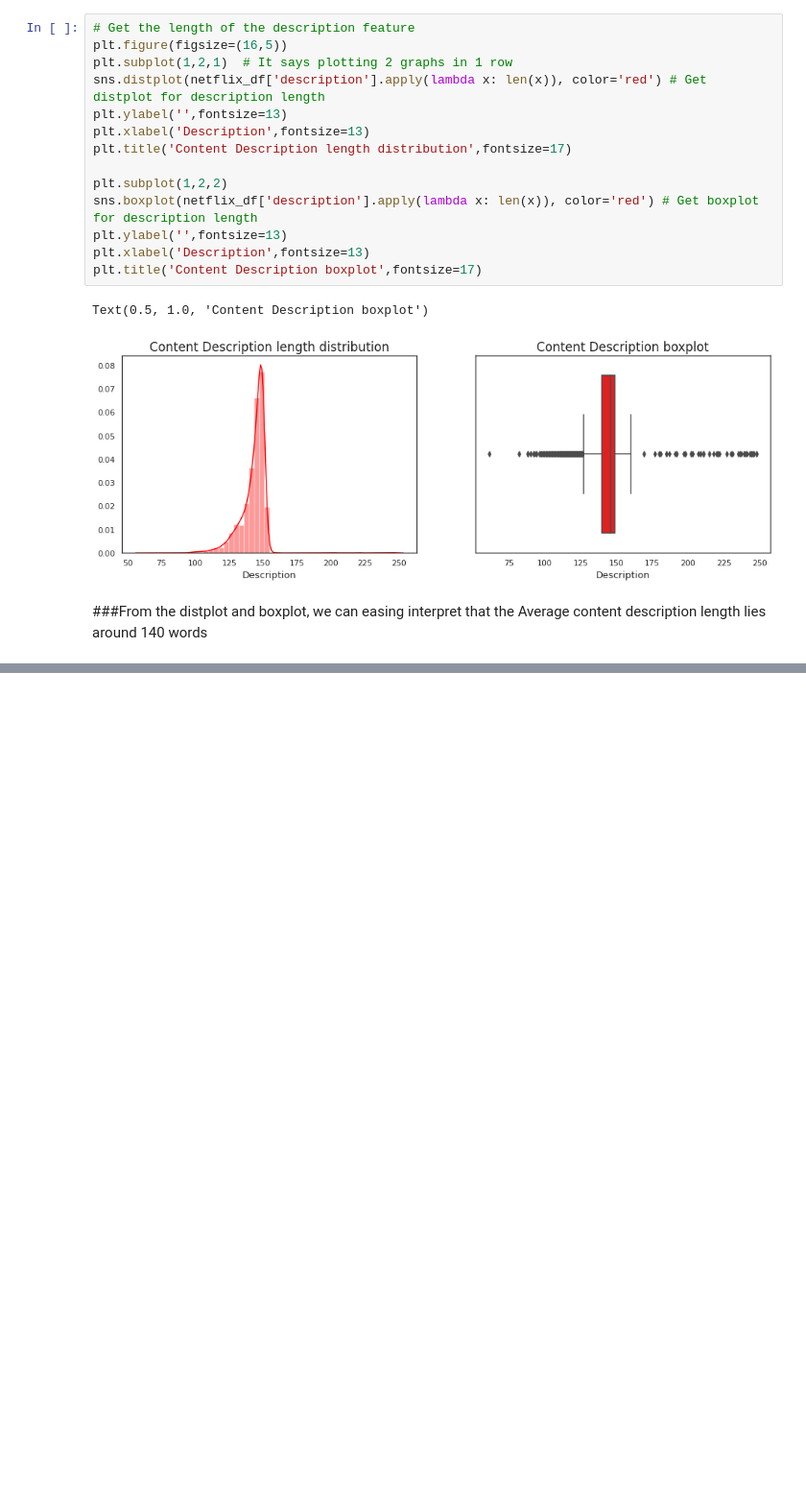
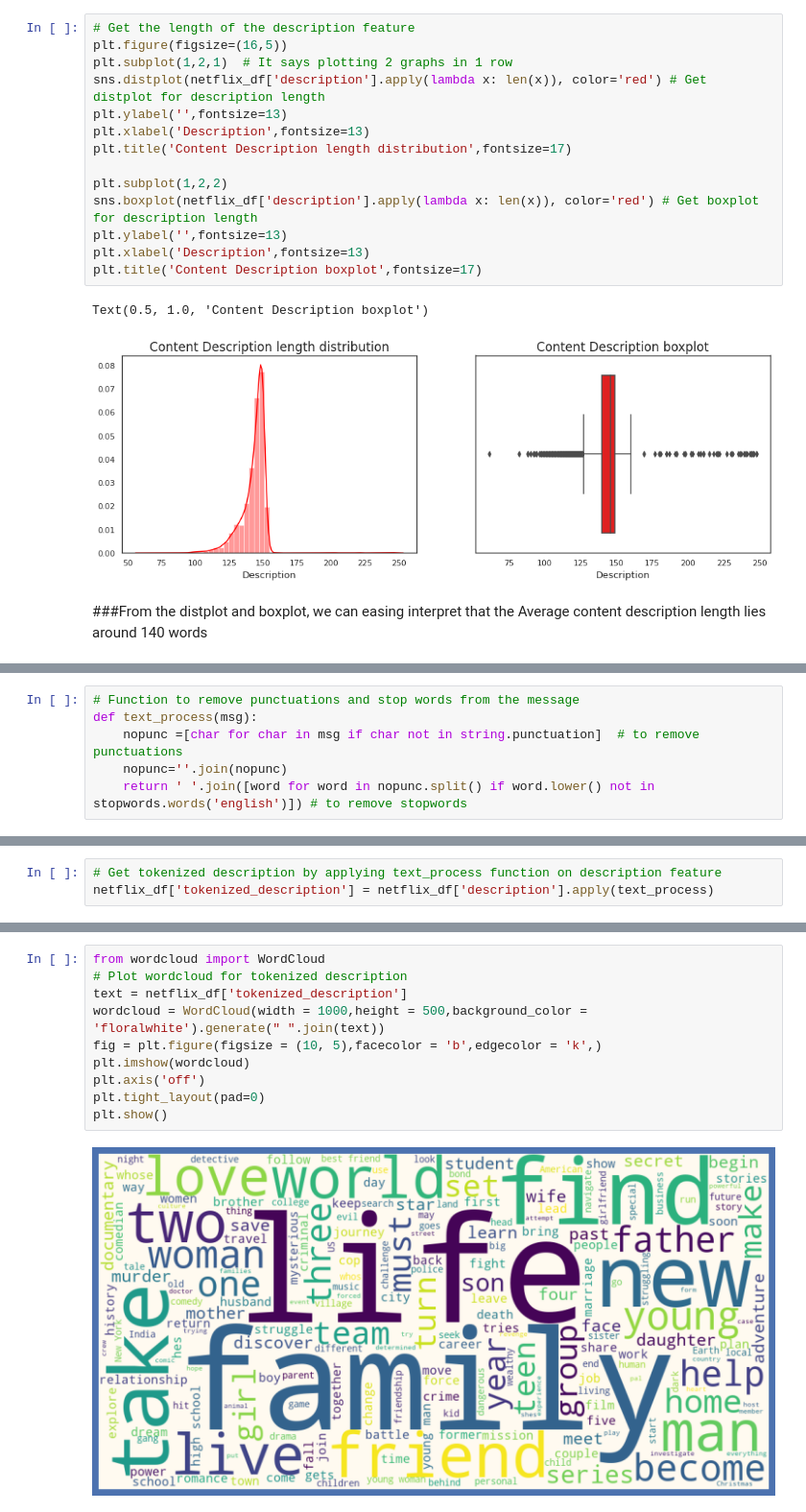
Before and after one commit to prav87654/Clustering-Model--Netflix-TV-shows-and-Movies, a Jupyter notebook: Praveen_S__Clustering_Model.ipynb, the cells around one changed output, grey strips where cells are left out. Shown: that part at 96% size. Drawn from its saved outputs; the diff is of its cells as text; blank space fills up the shorter version.

```diff
--- a/Praveen_S__Clustering_Model.ipynb
+++ b/Praveen_S__Clustering_Model.ipynb
@@ -451,0 +460,6 @@ Text(0.5, 1.0, 'Content Description boxplot')
+# %%
+# Function to remove punctuations and stop words from the message
+def text_process(msg):
+    nopunc =[char for char in msg if char not in string.punctuation]  # to remove punctuations
+    nopunc=''.join(nopunc)
+    return ' '.join([word for word in nopunc.split() if word.lower() not in stopwords.words('english')]) # to remove stopwords
@@ -451,0 +476,3 @@ Text(0.5, 1.0, 'Content Description boxplot')
+# %%
+# Get tokenized description by applying text_process function on description feature
+netflix_df['tokenized_description'] = netflix_df['description'].apply(text_process)
@@ -451,0 +517,12 @@ Text(0.5, 1.0, 'Content Description boxplot')
+# %%
+from wordcloud import WordCloud
+# Plot wordcloud for tokenized description
+text = netflix_df['tokenized_description']
+wordcloud = WordCloud(width = 1000,height = 500,background_color = 'floralwhite').generate(" ".join(text))
+fig = plt.figure(figsize = (10, 5),facecolor = 'b',edgecolor = 'k',)
+plt.imshow(wordcloud)
+plt.axis('off')
+plt.tight_layout(pad=0)
+plt.show()
+# %% [output]
+[figure, added]
```
Also changed, not shown: parts of 9 cells of this notebook.
